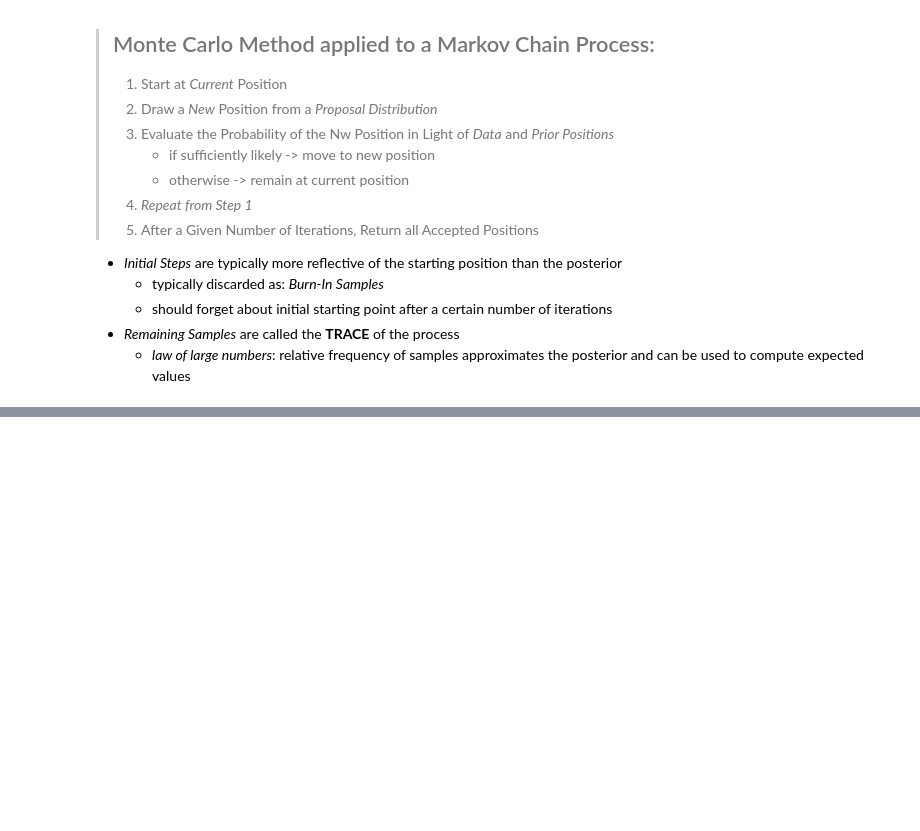
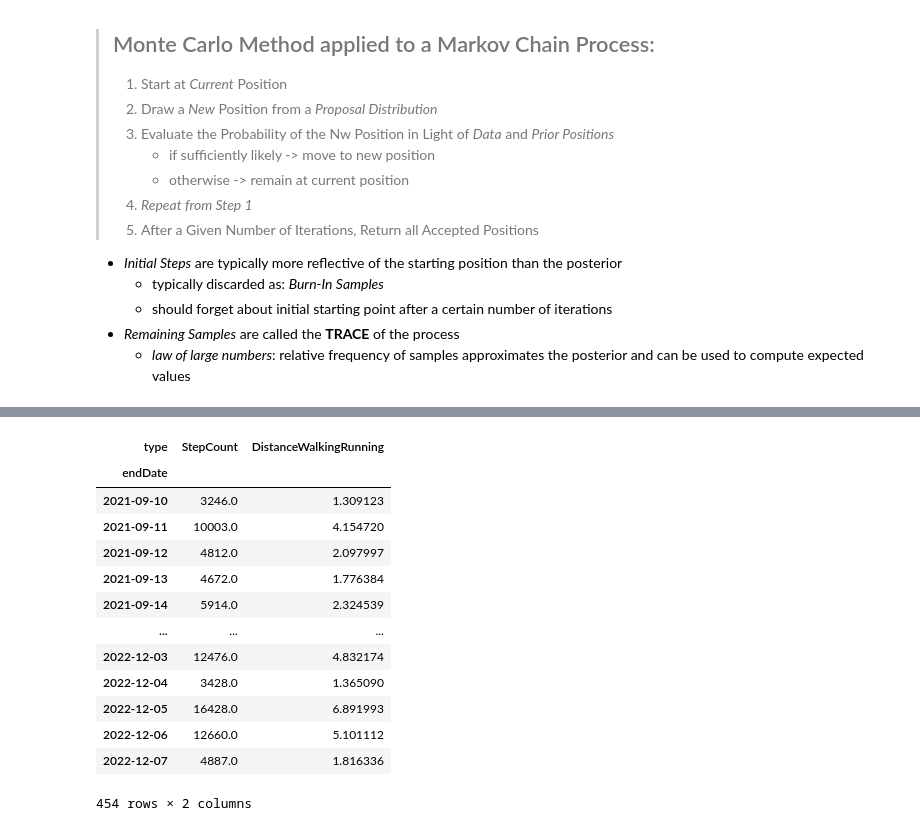
Before and after one commit to bridaniels/ML_Trading_2ndEd, a Jupyter notebook: P2_ML_trading_fundamentals/10_bayesian_ML/06_markov_chain_monte_carlo.ipynb, the cells around one changed output, grey strips where cells are left out. Saved outputs shown, nothing was run; the diff lists cells and outputs as text; code cells hidden in the pictures; blank space fills up the shorter version.

```diff
--- a/P2_ML_trading_fundamentals/10_bayesian_ML/06_markov_chain_monte_carlo.ipynb
+++ b/P2_ML_trading_fundamentals/10_bayesian_ML/06_markov_chain_monte_carlo.ipynb
@@ -45,0 +105,24 @@
+# %%
+# pivot dataframe
+pivot_df = record_data.pivot_table(index='endDate', columns='type', values='value')
+# sum StepCount and DistanceWalkingRunning
+df = pivot_df.resample('D').agg({'StepCount' : sum,
+                                 'DistanceWalkingRunning' : sum})
+
+df.index = df.index.strftime('%Y-%m-%d')
+df
+# %% [output]
+| type | StepCount | DistanceWalkingRunning |
+| endDate |  |  |
+| 2021-09-10 | 3246.0 | 1.309123 |
+| 2021-09-11 | 10003.0 | 4.154720 |
+| 2021-09-12 | 4812.0 | 2.097997 |
+| 2021-09-13 | 4672.0 | 1.776384 |
+| 2021-09-14 | 5914.0 | 2.324539 |
+| ... | ... | ... |
+| 2022-12-03 | 12476.0 | 4.832174 |
+| 2022-12-04 | 3428.0 | 1.365090 |
+| 2022-12-05 | 16428.0 | 6.891993 |
+| 2022-12-06 | 12660.0 | 5.101112 |
+| 2022-12-07 | 4887.0 | 1.816336 |
+454 rows × 2 columns
```
Also changed, not shown: parts of 13 cells of this notebook, 6 other files.
